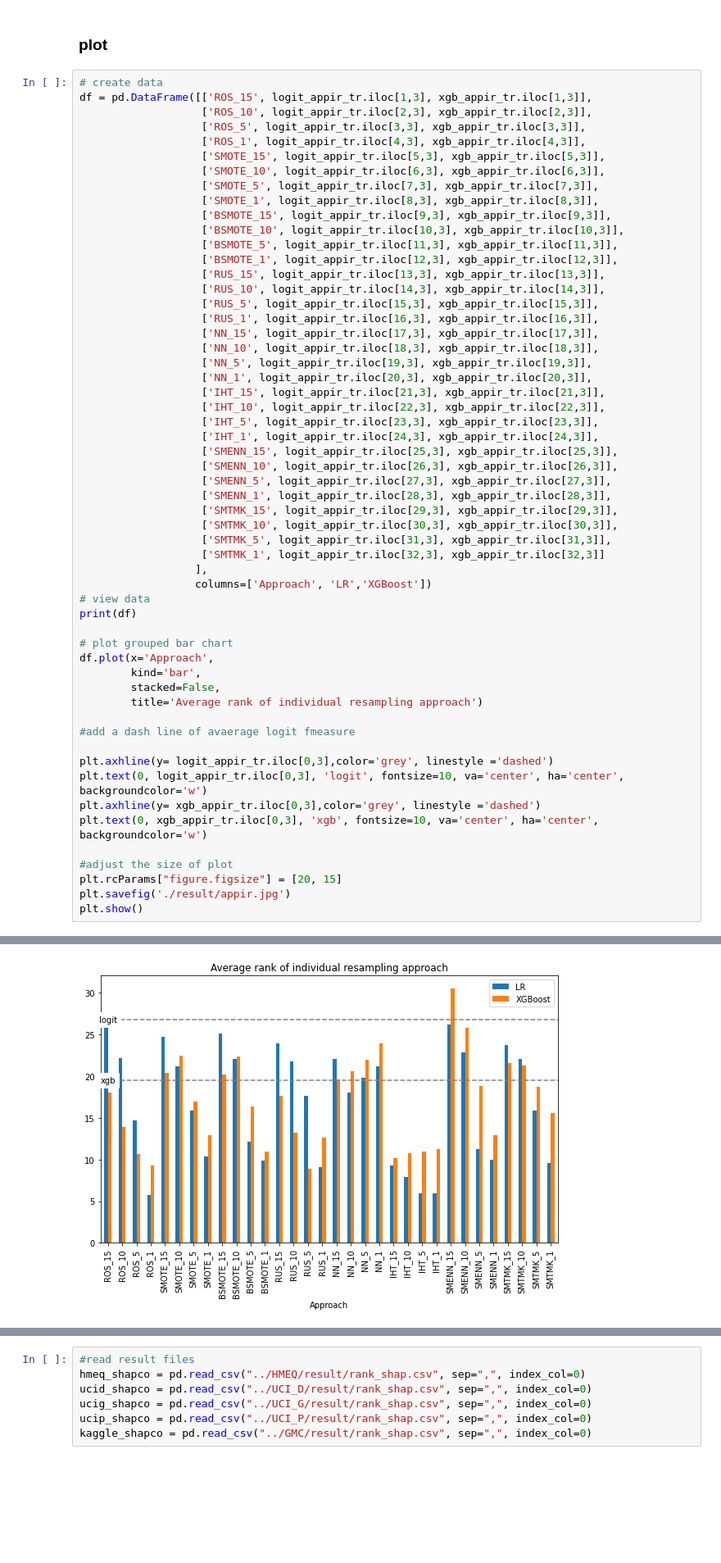
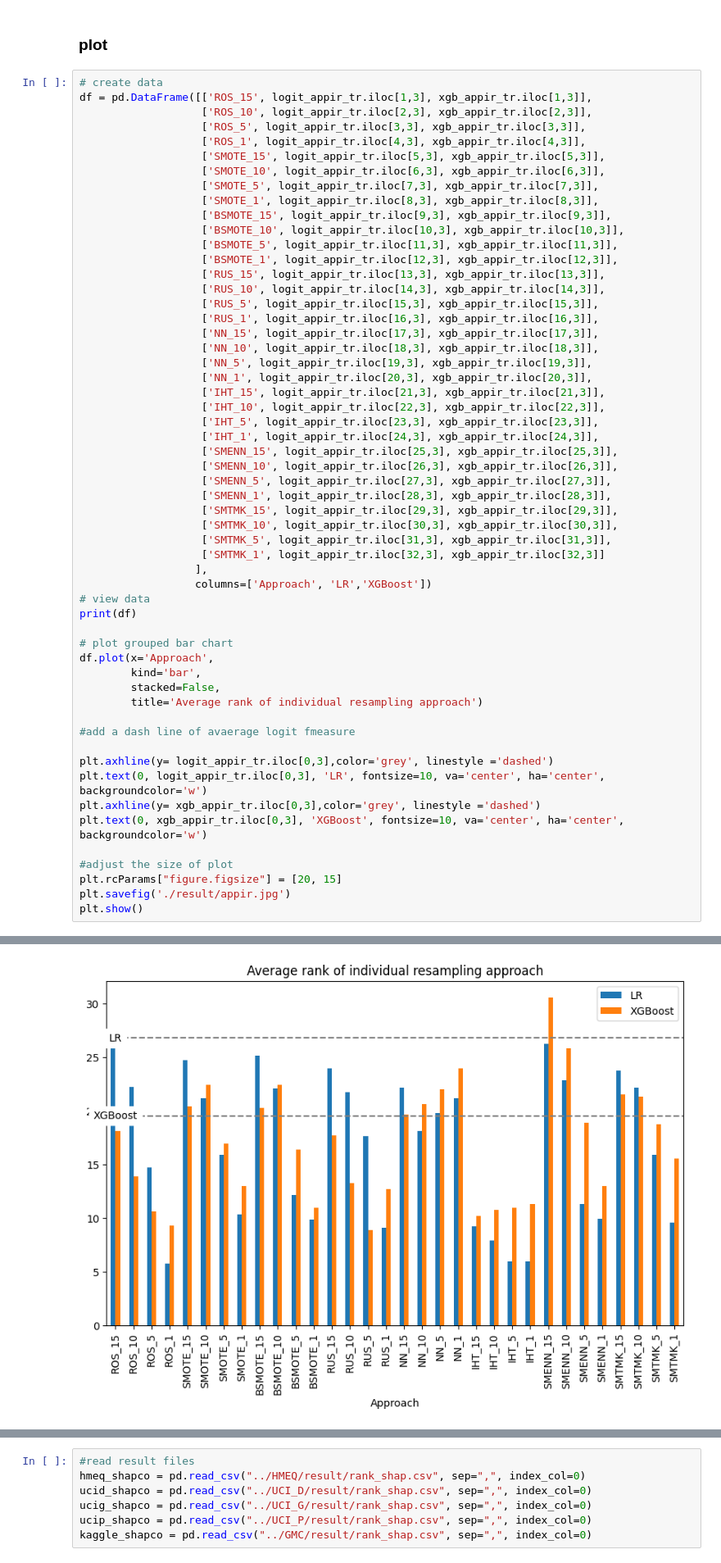
Before and after one commit to Sinan-Wang/thesis, a Jupyter notebook: Analysis/Analysis.ipynb, the cells around one changed output, grey strips where cells are left out. Shown: that part at 82% size. Drawn from its saved outputs; the diff is of its cells as text; blank space fills up the shorter version.

```diff
--- a/Analysis/Analysis.ipynb
+++ b/Analysis/Analysis.ipynb
@@ -3161,34 +3067,34 @@ df.plot(x='Approach',
         stacked=False,
         title='Average rank of individual resampling approach')
 
 #add a dash line of avaerage logit fmeasure
 
 plt.axhline(y= logit_appir_tr.iloc[0,3],color='grey', linestyle ='dashed')
-plt.text(0, logit_appir_tr.iloc[0,3], 'logit', fontsize=10, va='center', ha='center', backgroundcolor='w')
+plt.text(0, logit_appir_tr.iloc[0,3], 'LR', fontsize=10, va='center', ha='center', backgroundcolor='w')
 plt.axhline(y= xgb_appir_tr.iloc[0,3],color='grey', linestyle ='dashed')
-plt.text(0, xgb_appir_tr.iloc[0,3], 'xgb', fontsize=10, va='center', ha='center', backgroundcolor='w')
+plt.text(0, xgb_appir_tr.iloc[0,3], 'XGBoost', fontsize=10, va='center', ha='center', backgroundcolor='w')
 
 #adjust the size of plot
 plt.rcParams["figure.figsize"] = [20, 15]
 plt.savefig('./result/appir.jpg')
 plt.show()
 # %% [output]
      Approach      LR  XGBoost
 0      ROS_15  26.367   18.067
 1      ROS_10  22.167   13.900
 2       ROS_5  14.667   10.633
 3       ROS_1   5.733    9.300
 4    SMOTE_15  24.700   20.400
 5    SMOTE_10  21.167   22.433
 6     SMOTE_5  15.867   16.933
 7     SMOTE_1  10.333   12.967
 8   BSMOTE_15  25.133   20.233
 9   BSMOTE_10  22.067   22.400
 10   BSMOTE_5  12.167   16.367
 ... (17 lines left out)
 28   SMTMK_15  23.733   21.533
 29   SMTMK_10  22.100   21.267
 30    SMTMK_5  15.867   18.733
 31    SMTMK_1   9.600   15.567
-[figure, old version]
+[figure, new version]
 # %% [markdown]
```
Also changed, not shown: parts of 127 cells of this notebook, 11 other files.
